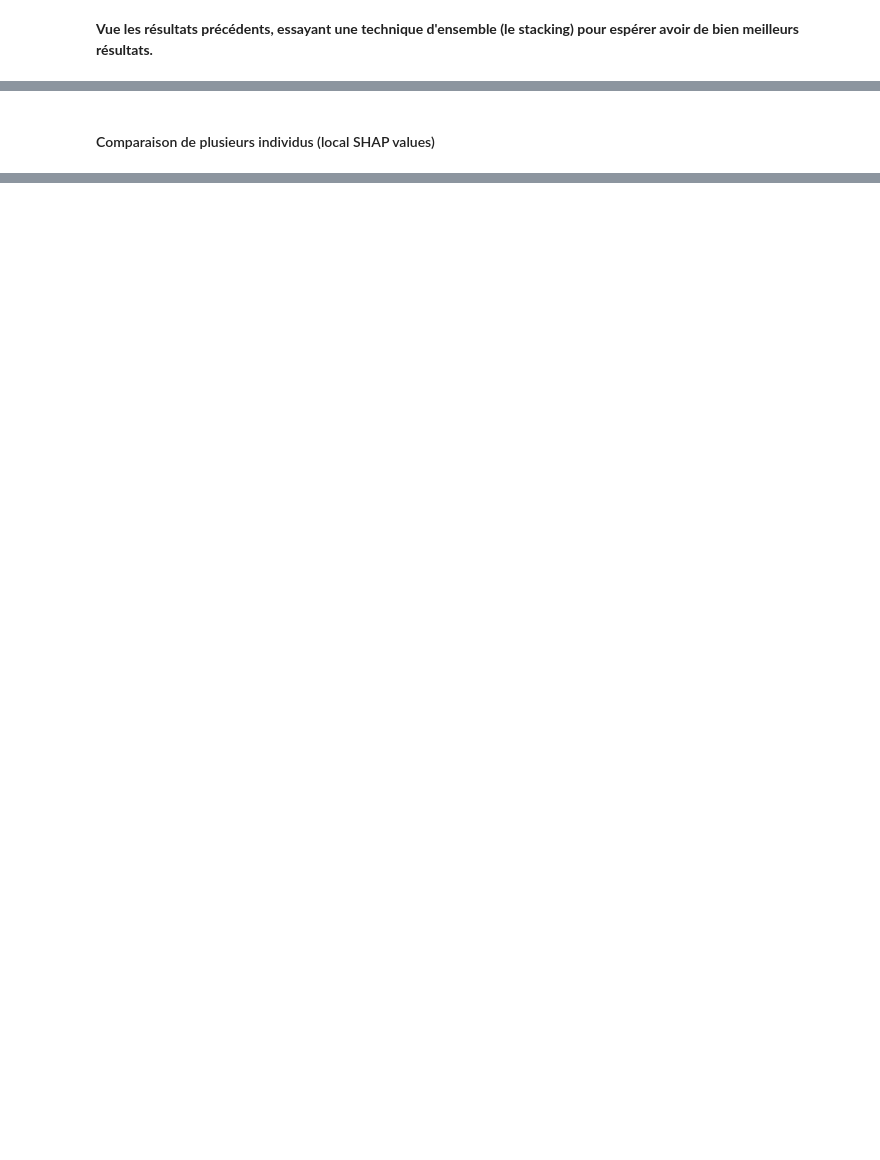
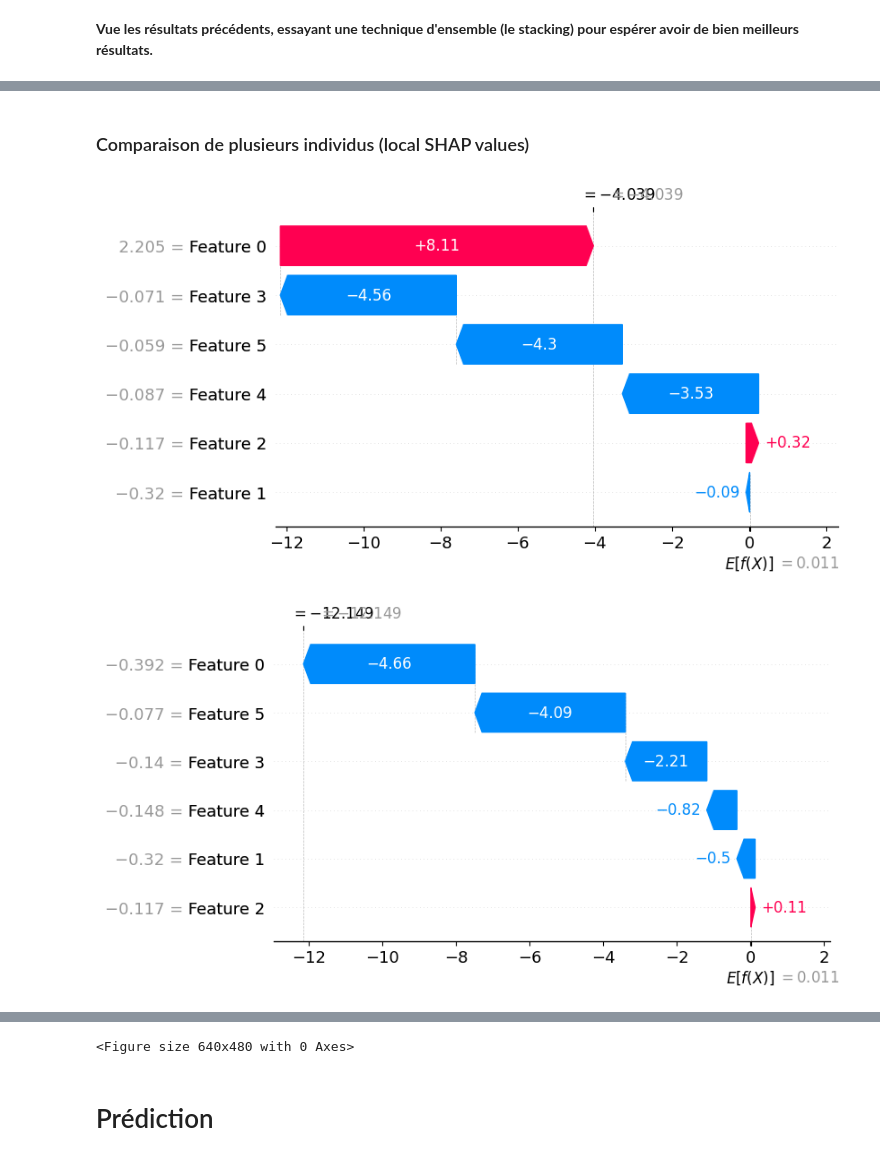
Before and after one commit to kjd-dktech/CreditRisk_WestAfrica, a Jupyter notebook: Notebook/book.ipynb, the cells around one changed output, grey strips where cells are left out. Cells and saved outputs as stored; diff of their text form; code cells hidden in the pictures; blank space fills up the shorter version.

```diff
--- a/Notebook/book.ipynb
+++ b/Notebook/book.ipynb
@@ -773,8 +977,12 @@ shap.plots.waterfall(shap_values[i])
 # %% [markdown]
-#### Comparaison de plusieurs individus (local SHAP values)
+### Comparaison de plusieurs individus (local SHAP values)
 # %%
-subset = X_test_scaled.iloc[:10]
+subset = X_test_scaled[:5]
 shap_values_subset = explainer(subset)
 
 for i in range(len(subset)):
     shap.plots.waterfall(shap_values_subset[i])
+    plt.tight_layout()
+# %% [output]
+[figure, added]
+[figure, added]
@@ -780,0 +992,3 @@ for i in range(len(subset)):
+<Figure size 640x480 with 0 Axes>
+# %% [markdown]
+# Prédiction
```
Also changed, not shown: parts of 106 cells of this notebook, 23 other files.
